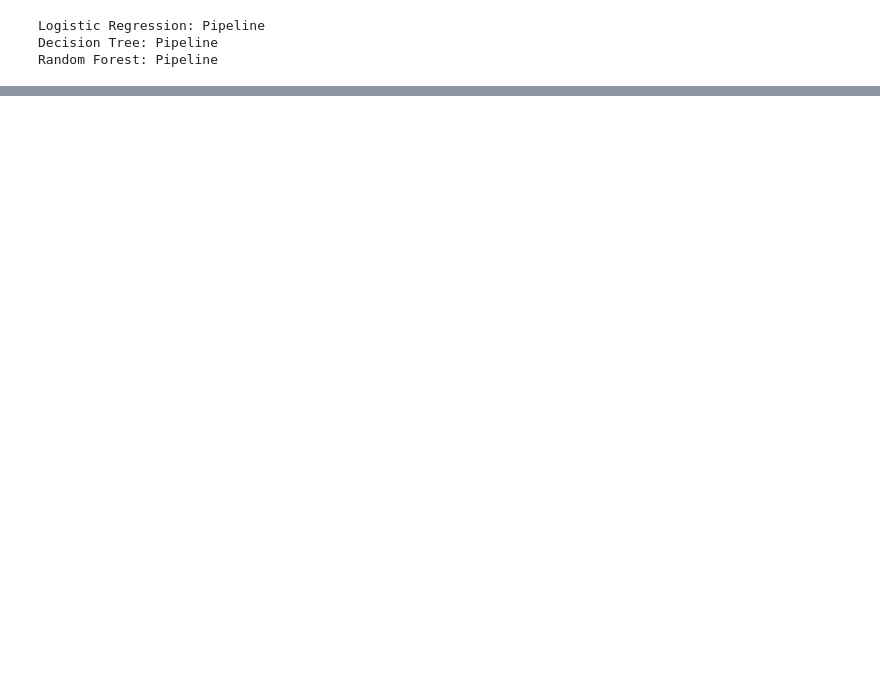
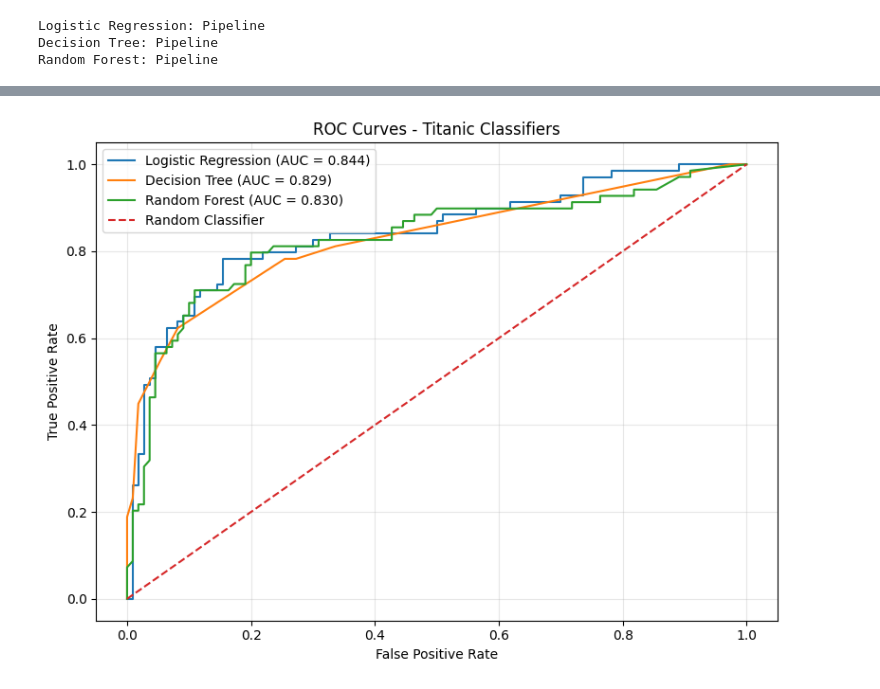
Before and after one commit to mv-Karthikeyan/zepto-ai-platform, a Jupyter notebook: analytics/02_modeling.ipynb, the cells around one changed output, grey strips where cells are left out. Saved outputs shown, nothing was run; the diff lists cells and outputs as text; code cells hidden in the pictures; blank space fills up the shorter version.

Commit message:
Complete Titanic analytics and machine learning module

```diff
--- a/analytics/02_modeling.ipynb
+++ b/analytics/02_modeling.ipynb
@@ -443,0 +462,15 @@ Classifier Comparison:
+# %%
+# ============================================================
+# MODEL DICTIONARY
+# ============================================================
+
+models = {
+    "Logistic Regression": logistic_pipeline,
+    "Decision Tree": decision_tree_pipeline,
+    "Random Forest": random_forest_pipeline
+}
+
+print("Models dictionary created successfully.")
+
+for model_name in models:
+    print("-", model_name)
@@ -443,0 +544,61 @@ Classifier Comparison:
+# %%
+# ============================================================
+# ROC CURVES
+# ============================================================
+
+plt.figure(figsize=(8, 6))
+
+for model_name, model in models.items():
+
+    y_prob = model.predict_proba(
+        X_test
+    )[:, 1]
+
+    fpr, tpr, thresholds = roc_curve(
+        y_test,
+        y_prob
+    )
+
+    auc_score = roc_auc_score(
+        y_test,
+        y_prob
+    )
+
+    plt.plot(
+        fpr,
+        tpr,
+        label=(
+            f"{model_name} "
+            f"(AUC = {auc_score:.3f})"
+        )
+    )
+
+# Random classifier reference
+plt.plot(
+    [0, 1],
+    [0, 1],
+    linestyle="--",
+    label="Random Classifier"
+)
+
+plt.xlabel("False Positive Rate")
+plt.ylabel("True Positive Rate")
+
+plt.title(
+    "ROC Curves - Titanic Classifiers"
+)
+
+plt.legend()
+plt.grid(alpha=0.3)
+
+plt.tight_layout()
+
+plt.savefig(
+    "charts/classifier_roc_curves.png",
+    dpi=300,
+    bbox_inches="tight"
+)
+
+plt.show()
+# %% [output]
+[figure, added]
```
Also changed, not shown: parts of 41 cells of this notebook, 8 other files.
